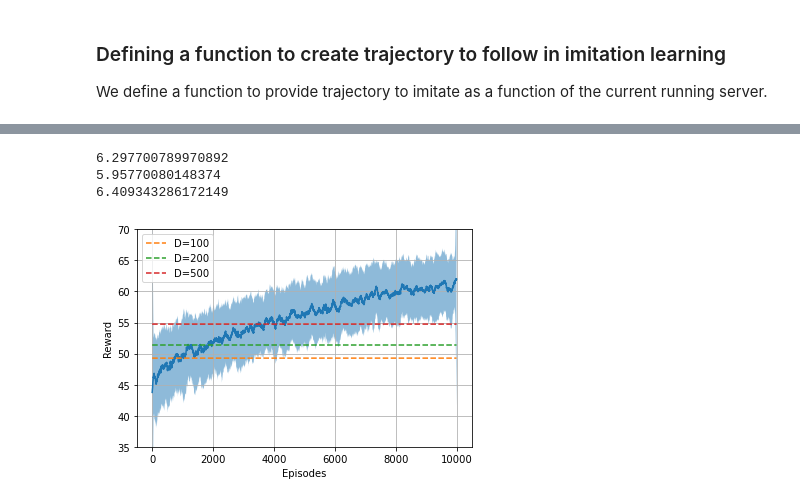
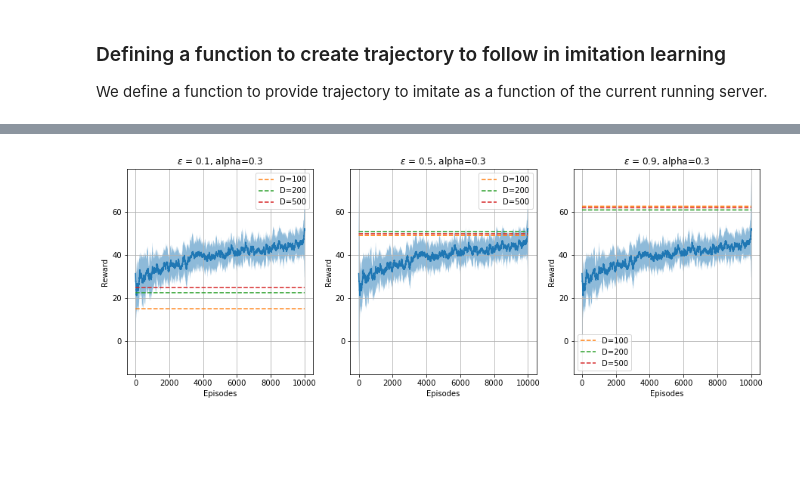
Before and after one commit to FMZennaro/CTF-RL, a Jupyter notebook: Simulation5/Simulation5X.ipynb, the cells around one changed output, grey strips where cells are left out. Saved outputs shown, nothing was run; the diff lists cells and outputs as text; code cells hidden in the pictures; blank space fills up the shorter version.

```diff
--- a/Simulation5/Simulation5X.ipynb
+++ b/Simulation5/Simulation5X.ipynb
@@ -71,5 +90,5 @@ We now run an agent learning over with a variable number of imitation learning s
 # %%
-epsilons = [.2,.3,.5]
+epsilons = [.1,.5,.9]
 
 imitations = [100,200,500]
 nepisodes_learning = 100
@@ -84,8 +103,8 @@ for j in range(len(epsilons)):
         for t in tqdm(range(ntrials)):
 
             agt = agn.Agent(verbose=False)
-            agt.set_learning_options(exploration=eps,
-                                 learningrate=lr,
+            agt.set_learning_options(exploration=epsilons[j],
+                                 learningrate=0.3,
                                  discount=0.9)
 
             for l in range(imitations[i]):
@@ -101,5 +120,5 @@ for j in range(len(epsilons)):
 
                 agt.run_episode()
 
-                steps_imN[t,i,e] = agt.steps
-                rewards_imN[t,i,e] = agt.rewards
+                steps_imN[j,t,i,e] = agt.steps
+                rewards_imN[j,t,i,e] = agt.rewards
@@ -112,57 +125,36 @@ We finally plot the mean average reward, averaged over 100 episodes, for all the
 # %%
 nepisodes_learning = 10000
 
-x = np.arange(nepisodes_learning)
-y = np.mean(uniform_filter1d(rewards_im0,size=100,mode='nearest',axis=1),axis=0)
-ystd = np.std(uniform_filter1d(rewards_im0,size=100,mode='nearest'),axis=0)
-plt.plot(x,y)
-plt.fill_between(x,y-ystd,y+ystd,alpha=.5)
-plt.ylim(35,70)
+plt.figure(figsize=(15,5))
+for i in range(len(epsilons)):
 
-# avg_rewards_im0 = []
-# std_rewards_im0 = []
-# for i in range(int(nepisodes_learning/100)):
-#     avg_reward = np.mean(rewards_im0[:,i:((i+1)*100)-1])
-#     std_reward = np.std(rewards_im0[:,i:((i+1)*100)-1])
-#     avg_rewards_im0.append([avg_reward]*100)
-#     std_rewards_im0.append([std_reward]*100)
-# avg_rewards_im0 = [v for sl in avg_rewards_im0 for v in sl]
-# std_rewards_im0 = [v for sl in std_rewards_im0 for v in sl]
-# plt.plot(np.arange(nepisodes_learning),avg_rewards_im0, label='Standard RL')
-# plt.fill_between(x,np.array(avg_rewards_im0)-np.array(std_rewards_im0),np.array(avg_rewards_im0)+np.array(std_rewards_im0),alpha=.5)
+    plt.subplot(1,3,i+1)
 
-y = [np.mean(rewards_imN[:,0,:])]*(nepisodes_learning)
-ystd = np.std(np.mean(rewards_imN[:,0,:],axis=1))
-plt.plot(x,y, label='D=100', linestyle='dashed')
-#plt.fill_between(x,y-ystd,y+ystd,alpha=.5)
-print(ystd)
+    x = np.arange(nepisodes_learning)
+    y = np.mean(uniform_filter1d(rewards_im0,size=100,mode='nearest',axis=1),axis=0)
+    ystd = np.std(uniform_filter1d(rewards_im0,size=100,mode='nearest'),axis=0)
+    plt.plot(x,y)
+    plt.fill_between(x,y-ystd,y+ystd,alpha=.5)
 
-y = [np.mean(rewards_imN[:,1,:])]*(nepisodes_learning)
-ystd = np.std(np.mean(rewards_imN[:,1,:],axis=1))
-plt.plot(x,y, label='D=200', linestyle='dashed')
-#plt.fill_between(x,y-ystd,y+ystd,alpha=.5)
-print(ystd)
+    y = [np.mean(rewards_imN[i,:,0,:])]*(nepisodes_learning)
+    ystd = np.std(np.mean(rewards_imN[:,0,:],axis=1))
+    plt.plot(x,y, label='D=100', linestyle='dashed')
 
-y = [np.mean(rewards_imN[:,2,:])]*(nepisodes_learning)
-ystd = np.std(np.mean(rewards_imN[:,2,:],axis=1))
-plt.plot(x,y, label='D=500', linestyle='dashed')
-#plt.fill_between(x,y-ystd,y+ystd,alpha=.5)
-print(ystd)
+    y = [np.mean(rewards_imN[i,:,1,:])]*(nepisodes_learning)
+    ystd = np.std(np.mean(rewards_imN[:,1,:],axis=1))
+    plt.plot(x,y, label='D=200', linestyle='dashed')
 
-#plt.plot(np.arange(nepisodes_learning),avg_rewards_im0, label='Standard RL')
-#plt.plot(np.arange(nepisodes_learning),[np.mean(rewards_imN[:,0,:])]*(nepisodes_learning), label='D=100', linestyle='dashed')
-#plt.plot(np.arange(nepisodes_learning),[np.mean(rewards_imN[:,1,:])]*(nepisodes_learning), label='D=200', linestyle='dashed')
-#plt.plot(np.arange(nepisodes_learning),[np.mean(rewards_imN[:,2,:])]*(nepisodes_learning), label='D=500', linestyle='dashed')
+    y = [np.mean(rewards_imN[i,:,2,:])]*(nepisodes_learning)
+    ystd = np.std(np.mean(rewards_imN[:,2,:],axis=1))
+    plt.plot(x,y, label='D=500', linestyle='dashed')
 
-plt.xlabel('Episodes')
-plt.ylabel('Reward')
-plt.legend()
-plt.grid()
+    plt.xlabel('Episodes')
+    plt.ylabel('Reward')
+    plt.title('$\epsilon$ = {0}, alpha=0.3'.format(epsilons[i]))
+    plt.legend()
+    plt.grid()
 
-plt.savefig('simul5_imitation.png')
+plt.savefig('simul5_epsilon.png')
 plt.show()
 # %% [output]
-6.297700789970892
-5.95770080148374
-6.409343286172149
-[figure, old version]
+[figure, new version]
```
Also changed, not shown: parts of 7 cells of this notebook, 2 other files.
